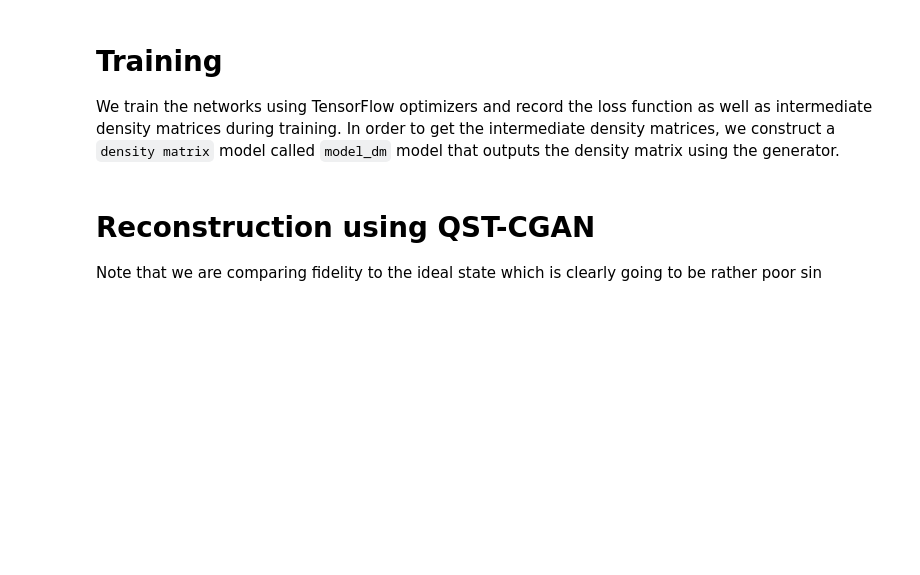
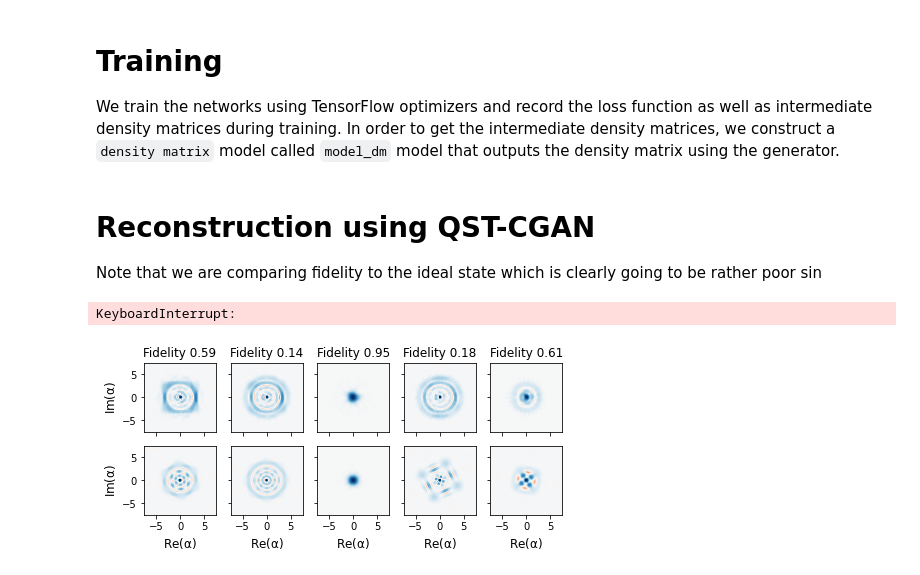
Before and after one commit to quantshah/qst-cgan, a Jupyter notebook: paper-figures/fig5a-single-shot.ipynb, the cells around one changed output. Cells and saved outputs as stored; diff of their text form; code cells hidden in the pictures; blank space fills up the shorter version.

```diff
--- a/paper-figures/fig5a-single-shot.ipynb
+++ b/paper-figures/fig5a-single-shot.ipynb
@@ -124,6 +132,13 @@ We construct a `Generator` and a `Discriminator` using TensorFlow and train them
 num_measurements = 32*32
 generator = Generator(hilbert_size, num_measurements, noise=0.)
 discriminator = Discriminator(hilbert_size, num_measurements)
+
+# If you have saved checkpoints of the models from before then load as
+try:
+    generator.load_weights("models/ckpt-generator")
+    discriminator.load_weights("models/ckpt-discriminator")
+except:
+    pass
 # %%
 density_layer_idx = None
 
@@ -169,14 +184,7 @@ def generate_batch(batch_size: int):
         alpha = random_alpha(1, 3)
 
         S = np.random.randint(0, 4)
-        dm = cat(hilbert_size, alpha=alpha, S=S)
-        sigma = np.random.uniform(0, 0.9)
-        sparsity = np.random.uniform(0, 0.9)
-
-        rand = rand_dm(hilbert_size, sparsity)
-        rho  = (1 - sigma)*dm + sigma*(rand)
-        rho = rho/rho.tr()
-
+        rho = cat(hilbert_size, alpha=alpha, S=S)
         rhos.append(rho)
 
     yield rhos
@@ -241,9 +251,6 @@ generator_optimizer = tf.keras.optimizers.Adam(lr_schedule, 0.5, 0.5)
 discriminator_optimizer = tf.keras.optimizers.Adam(lr_schedule, 0.5, 0.5)
 
 lam = 100.
-
-generator_optimizer = tf.keras.optimizers.Adam(lr_schedule, 0.5, 0.5)
-discriminator_optimizer = tf.keras.optimizers.Adam(lr_schedule, 0.5, 0.5)
 # %% [markdown]
 # Reconstruction using QST-CGAN
 
@@ -314,21 +321,37 @@ def train_step(A, x):
     loss.l1.append(gen_l1_loss)
     loss.discriminator.append(disc_loss)
 
-max_iterations = 500
+max_iterations = 10000
 pbar = tqdm(range(max_iterations))
+log_interval = 10
 
 for i in pbar:
     for rhos in generate_batch(batch_size):
         rho_tf = dm_to_tf(rhos)
         x = batched_expect(ops_batch, rho_tf)
         train_step(A, x)
+
+    if i % log_interval == 0:
+        generator.save_weights("models/ckpt-generator")
+        discriminator.save_weights("models/ckpt-discriminator")
+# %% [output]
+KeyboardInterrupt:
 # %%
+generator.load_weights("models/ckpt-generator")
+discriminator.load_weights("models/ckpt-discriminator")
+model_dm = tf.keras.Model(inputs=generator.input,
+                          outputs=generator.layers[density_layer_idx].output)
+
+
+
 for rhos in generate_batch(batch_size):
     rho_tf = dm_to_tf(rhos)
     x = batched_expect(ops_batch, rho_tf)
     pred_dm = tf_to_dm(model_dm([A, x]))
 
 show_comparision(pred_dm[:5], rhos[:5])
+# %% [output]
+[figure, added]
 # %%
 f_values = []
 
```
Also changed, not shown: parts of 5 cells of this notebook, 6 other files.
